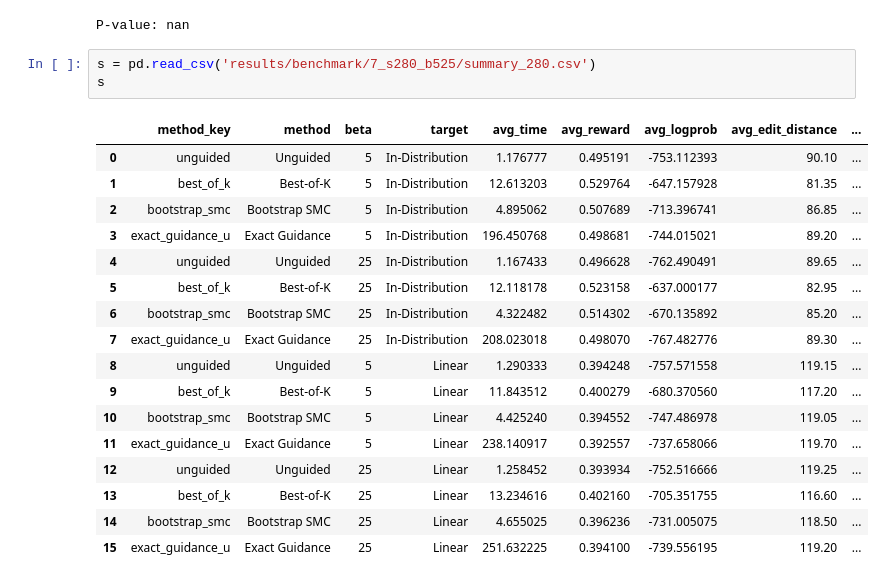
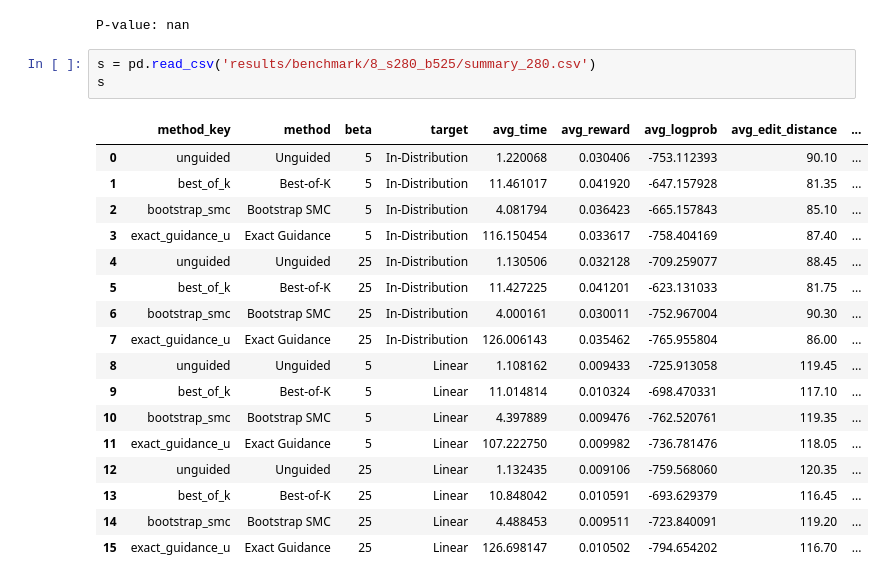
Before and after one commit to upsilonyc/edit-flows-guidance-demo, a Jupyter notebook: main.ipynb, the cells around one changed output. Drawn from its saved outputs; the diff is of its cells as text.

```diff
--- a/main.ipynb
+++ b/main.ipynb
@@ -1828,26 +1814,26 @@ print(f"P-value: {p_value}")
 # %% [output]
 P-value: nan
 # %%
-s = pd.read_csv('results/benchmark/7_s280_b525/summary_280.csv')
+s = pd.read_csv('results/benchmark/8_s280_b525/summary_280.csv')
 s
 # %% [output]
 |  | method_key | method | beta | target | avg_time | avg_reward | avg_logprob | avg_edit_distance | ... |
-| 0 | unguided | Unguided | 5 | In-Distribution | 1.176777 | 0.495191 | -753.112393 | 90.10 | ... |
-| 1 | best_of_k | Best-of-K | 5 | In-Distribution | 12.613203 | 0.529764 | -647.157928 | 81.35 | ... |
-| 2 | bootstrap_smc | Bootstrap SMC | 5 | In-Distribution | 4.895062 | 0.507689 | -713.396741 | 86.85 | ... |
-| 3 | exact_guidance_u | Exact Guidance | 5 | In-Distribution | 196.450768 | 0.498681 | -744.015021 | 89.20 | ... |
-| 4 | unguided | Unguided | 25 | In-Distribution | 1.167433 | 0.496628 | -762.490491 | 89.65 | ... |
-| 5 | best_of_k | Best-of-K | 25 | In-Distribution | 12.118178 | 0.523158 | -637.000177 | 82.95 | ... |
-| 6 | bootstrap_smc | Bootstrap SMC | 25 | In-Distribution | 4.322482 | 0.514302 | -670.135892 | 85.20 | ... |
-| 7 | exact_guidance_u | Exact Guidance | 25 | In-Distribution | 208.023018 | 0.498070 | -767.482776 | 89.30 | ... |
-| 8 | unguided | Unguided | 5 | Linear | 1.290333 | 0.394248 | -757.571558 | 119.15 | ... |
-| 9 | best_of_k | Best-of-K | 5 | Linear | 11.843512 | 0.400279 | -680.370560 | 117.20 | ... |
-| 10 | bootstrap_smc | Bootstrap SMC | 5 | Linear | 4.425240 | 0.394552 | -747.486978 | 119.05 | ... |
-| 11 | exact_guidance_u | Exact Guidance | 5 | Linear | 238.140917 | 0.392557 | -737.658066 | 119.70 | ... |
-| 12 | unguided | Unguided | 25 | Linear | 1.258452 | 0.393934 | -752.516666 | 119.25 | ... |
-| 13 | best_of_k | Best-of-K | 25 | Linear | 13.234616 | 0.402160 | -705.351755 | 116.60 | ... |
-| 14 | bootstrap_smc | Bootstrap SMC | 25 | Linear | 4.655025 | 0.396236 | -731.005075 | 118.50 | ... |
-| 15 | exact_guidance_u | Exact Guidance | 25 | Linear | 251.632225 | 0.394100 | -739.556195 | 119.20 | ... |
+| 0 | unguided | Unguided | 5 | In-Distribution | 1.220068 | 0.030406 | -753.112393 | 90.10 | ... |
+| 1 | best_of_k | Best-of-K | 5 | In-Distribution | 11.461017 | 0.041920 | -647.157928 | 81.35 | ... |
+| 2 | bootstrap_smc | Bootstrap SMC | 5 | In-Distribution | 4.081794 | 0.036423 | -665.157843 | 85.10 | ... |
+| 3 | exact_guidance_u | Exact Guidance | 5 | In-Distribution | 116.150454 | 0.033617 | -758.404169 | 87.40 | ... |
+| 4 | unguided | Unguided | 25 | In-Distribution | 1.130506 | 0.032128 | -709.259077 | 88.45 | ... |
+| 5 | best_of_k | Best-of-K | 25 | In-Distribution | 11.427225 | 0.041201 | -623.131033 | 81.75 | ... |
+| 6 | bootstrap_smc | Bootstrap SMC | 25 | In-Distribution | 4.000161 | 0.030011 | -752.967004 | 90.30 | ... |
+| 7 | exact_guidance_u | Exact Guidance | 25 | In-Distribution | 126.006143 | 0.035462 | -765.955804 | 86.00 | ... |
+| 8 | unguided | Unguided | 5 | Linear | 1.108162 | 0.009433 | -725.913058 | 119.45 | ... |
+| 9 | best_of_k | Best-of-K | 5 | Linear | 11.014814 | 0.010324 | -698.470331 | 117.10 | ... |
+| 10 | bootstrap_smc | Bootstrap SMC | 5 | Linear | 4.397889 | 0.009476 | -762.520761 | 119.35 | ... |
+| 11 | exact_guidance_u | Exact Guidance | 5 | Linear | 107.222750 | 0.009982 | -736.781476 | 118.05 | ... |
+| 12 | unguided | Unguided | 25 | Linear | 1.132435 | 0.009106 | -759.568060 | 120.35 | ... |
+| 13 | best_of_k | Best-of-K | 25 | Linear | 10.848042 | 0.010591 | -693.629379 | 116.45 | ... |
+| 14 | bootstrap_smc | Bootstrap SMC | 25 | Linear | 4.488453 | 0.009511 | -723.840091 | 119.20 | ... |
+| 15 | exact_guidance_u | Exact Guidance | 25 | Linear | 126.698147 | 0.010502 | -794.654202 | 116.70 | ... |
 # %%
 # Build trajectory videos from exact-guidance trajectory CSVs.
 import json
```
Also changed, not shown: parts of 5 cells of this notebook, 16 other files.
